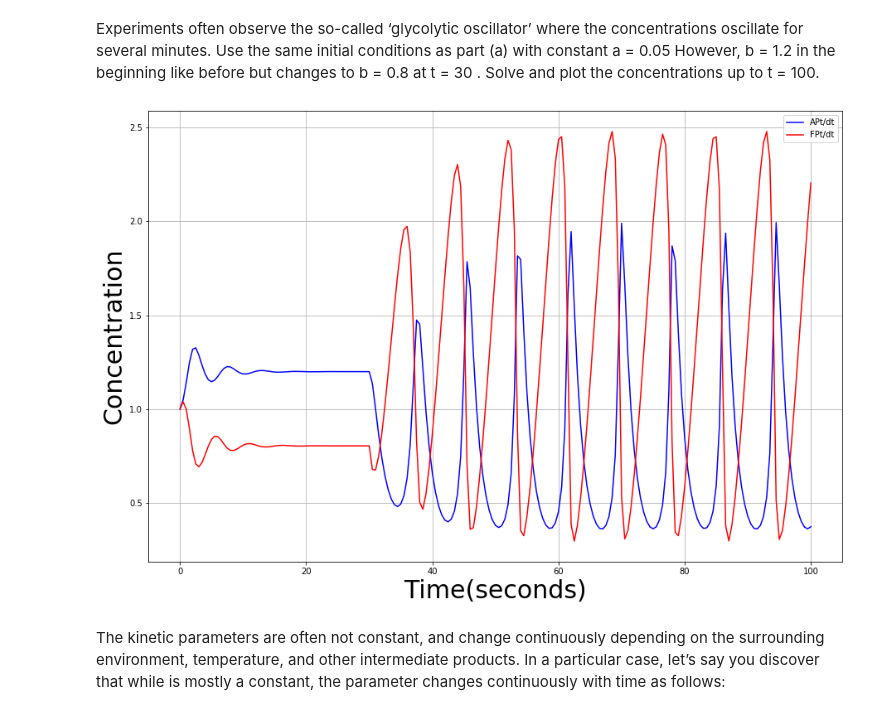
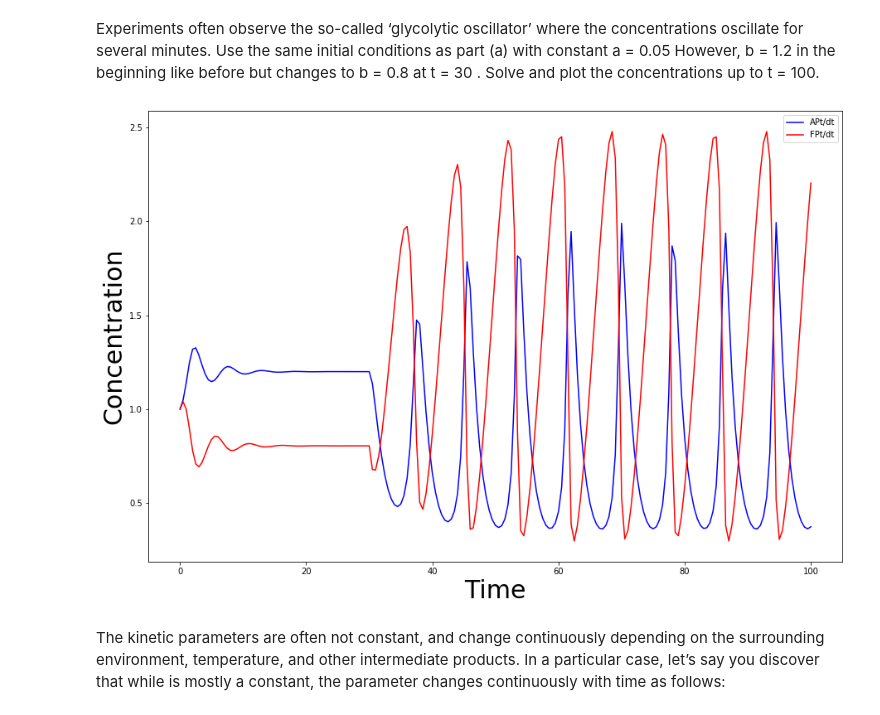
Before and after one commit to Chineme1/Project3, a Jupyter notebook: Project 3 G4.ipynb, the cells around one changed output. Drawn from its saved outputs; the diff is of its cells as text; code cells hidden in the pictures.

```diff
--- a/Project 3 G4.ipynb
+++ b/Project 3 G4.ipynb
@@ -155,36 +155,36 @@ for i in range(len(t)-1):
         kx1 = APt(x[i], y[i], t[i])
         ky1 = FPt(x[i], y[i], t[i])
 
         kx2 = APt(x[i]+ h*kx1/2, y[i] + h*ky1/2,t[i]+h/2)
         ky2 = FPt(x[i]+ h*kx1/2, y[i] + h*ky1/2,t[i]+h/2)
 
         kx3 = APt(x[i]+ h*kx2/2, y[i] + h*ky2/2,t[i]+h/2)
         ky3 = FPt(x[i]+ h*kx2/2, y[i] + h*ky2/2,t[i]+h/2)
 
         kx4 = APt(x[i]+ h*kx3, y[i] + h*ky3,t[i]+h/2)
         ky4 = FPt(x[i]+ h*kx3, y[i] + h*ky3,t[i]+h/2)
 
         kx = (kx1 +2*kx2 + 2*kx3 +kx4)/6
         ky = (ky1 + 2*ky2 + 2*ky3 + ky4)/6
 
         x[i+1] = x[i] + h*kx
         y[i+1] = y[i] + h*ky
 
 
 
 plt.figure(figsize=(15,10))
 plt.plot(t,x,'b-', label='APt/dt')
 plt.plot(t,y,'r', label='FPt/dt')
-plt.xlabel('Time(seconds)',size ='30')
+plt.xlabel('Time',size ='30')
 plt.ylabel('Concentration',size ='30')
 plt.legend()
-plt.grid()
+#plt.grid()
 plt.show()
 
 #AP=
 #FP =
 # %% [output]
-[figure, old version]
+[figure, new version]
 # %% [markdown]
 The kinetic parameters are often not constant, and change continuously depending on the
 surrounding environment, temperature, and other intermediate products. In a particular
```
Also changed, not shown: parts of 1 cell of this notebook.
